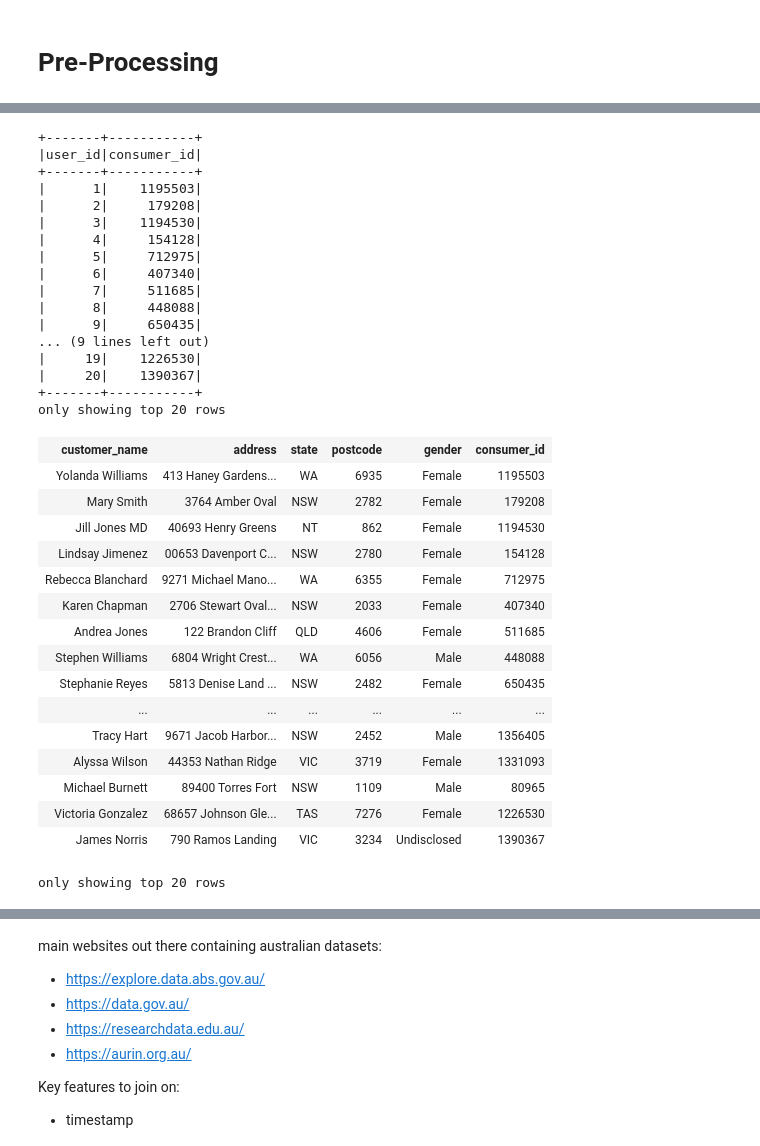
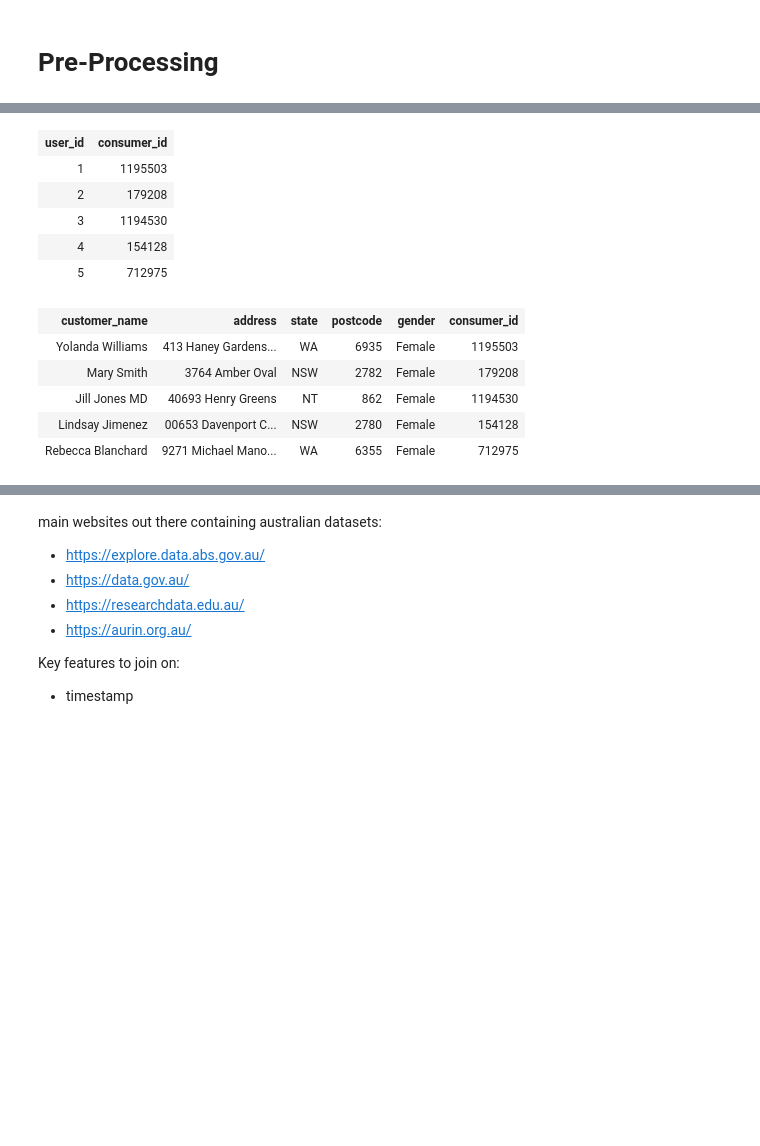
Before and after one commit to MAST30034-Applied-Data-Science/generic-buy-now-pay-later-project-group-35, a Jupyter notebook: notebooks/1 preprocessing.ipynb, the cells around one changed output, grey strips where cells are left out. Saved outputs shown, nothing was run; the diff lists cells and outputs as text; code cells hidden in the pictures; blank space fills up the shorter version.

```diff
--- a/notebooks/1 preprocessing.ipynb
+++ b/notebooks/1 preprocessing.ipynb
@@ -66,46 +43,24 @@ only showing top 20 rows
 # %%
 userdf = spark.read.parquet("../data/tables/consumer_user_details.parquet")
-userdf.show()
+userdf.limit(5)
 # %% [output]
-+-------+-----------+
-|user_id|consumer_id|
-+-------+-----------+
-|      1|    1195503|
-|      2|     179208|
-|      3|    1194530|
-|      4|     154128|
-|      5|     712975|
-|      6|     407340|
-|      7|     511685|
-|      8|     448088|
-|      9|     650435|
-... (9 lines left out)
-|     19|    1226530|
-|     20|    1390367|
-+-------+-----------+
-only showing top 20 rows
+| user_id | consumer_id |
+| 1 | 1195503 |
+| 2 | 179208 |
+| 3 | 1194530 |
+| 4 | 154128 |
+| 5 | 712975 |
 # %%
 consumerdf = spark.read.option("header","true").csv("../data/tables/tbl_consumer.csv", sep="|")
 consumerdf = consumerdf.withColumnRenamed("name","customer_name")
-consumerdf
+consumerdf.limit(5)
 # %% [output]
 | customer_name | address | state | postcode | gender | consumer_id |
 | Yolanda Williams | 413 Haney Gardens... | WA | 6935 | Female | 1195503 |
 | Mary Smith | 3764 Amber Oval | NSW | 2782 | Female | 179208 |
 | Jill Jones MD | 40693 Henry Greens | NT | 862 | Female | 1194530 |
 | Lindsay Jimenez | 00653 Davenport C... | NSW | 2780 | Female | 154128 |
 | Rebecca Blanchard | 9271 Michael Mano... | WA | 6355 | Female | 712975 |
-| Karen Chapman | 2706 Stewart Oval... | NSW | 2033 | Female | 407340 |
-| Andrea Jones | 122 Brandon Cliff | QLD | 4606 | Female | 511685 |
-| Stephen Williams | 6804 Wright Crest... | WA | 6056 | Male | 448088 |
-| Stephanie Reyes | 5813 Denise Land ... | NSW | 2482 | Female | 650435 |
-| ... | ... | ... | ... | ... | ... |
-| Tracy Hart | 9671 Jacob Harbor... | NSW | 2452 | Male | 1356405 |
-| Alyssa Wilson | 44353 Nathan Ridge | VIC | 3719 | Female | 1331093 |
-| Michael Burnett | 89400 Torres Fort | NSW | 1109 | Male | 80965 |
-| Victoria Gonzalez | 68657 Johnson Gle... | TAS | 7276 | Female | 1226530 |
-| James Norris | 790 Ramos Landing | VIC | 3234 | Undisclosed | 1390367 |
-only showing top 20 rows
 # %%
 merchantdf = spark.read.parquet("../data/tables/tbl_merchants.parquet")
 merchantdf = merchantdf.withColumnRenamed("name","company_name")
```
Also changed, not shown: parts of 9 cells of this notebook, 1 other file.
